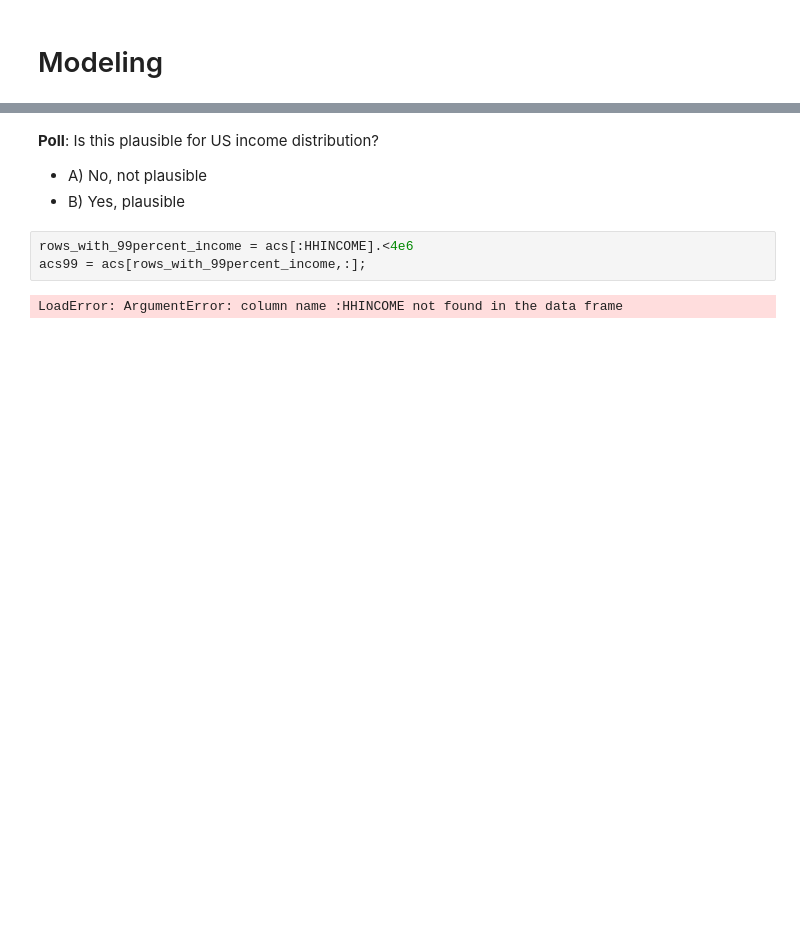
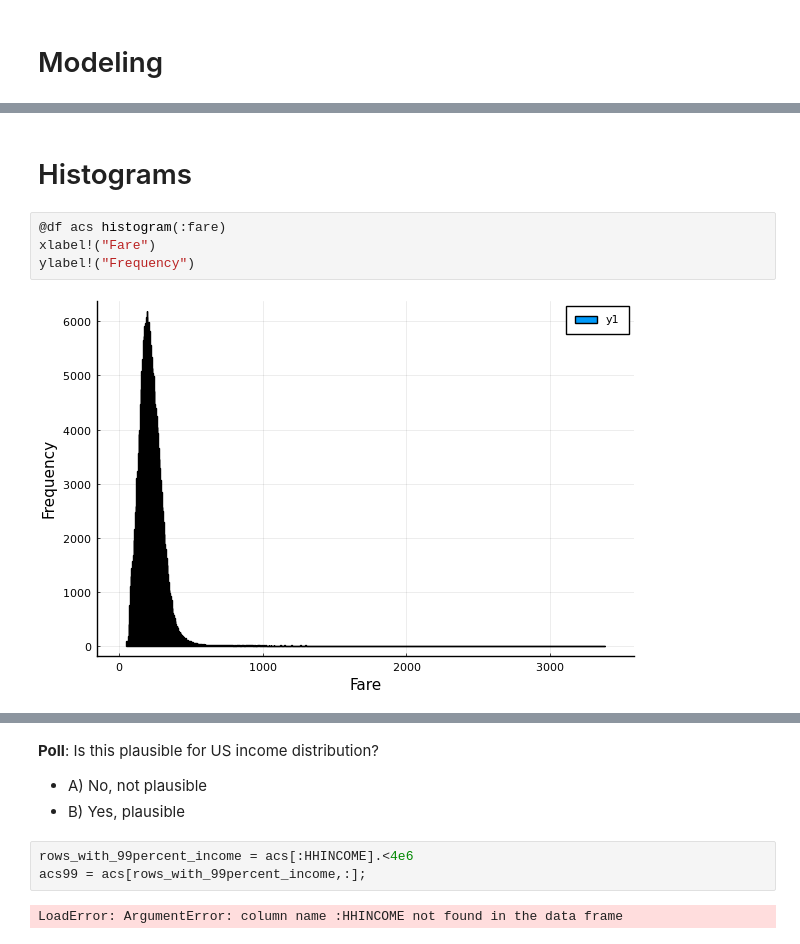
Before and after one commit to apcalam/ORIE4741-Project, a Jupyter notebook: eda.ipynb, the cells around one changed output, grey strips where cells are left out. Drawn from its saved outputs; the diff is of its cells as text; blank space fills up the shorter version.

```diff
--- a/eda.ipynb
+++ b/eda.ipynb
@@ -265,0 +265,8 @@ test_error = 84.80281062876561
+# %% [markdown]
+# Histograms
+# %%
+@df acs histogram(:fare)
+xlabel!("Fare")
+ylabel!("Frequency")
+# %% [output]
+[figure, added]
```
Also changed, not shown: parts of 19 cells of this notebook, 3 other files.
